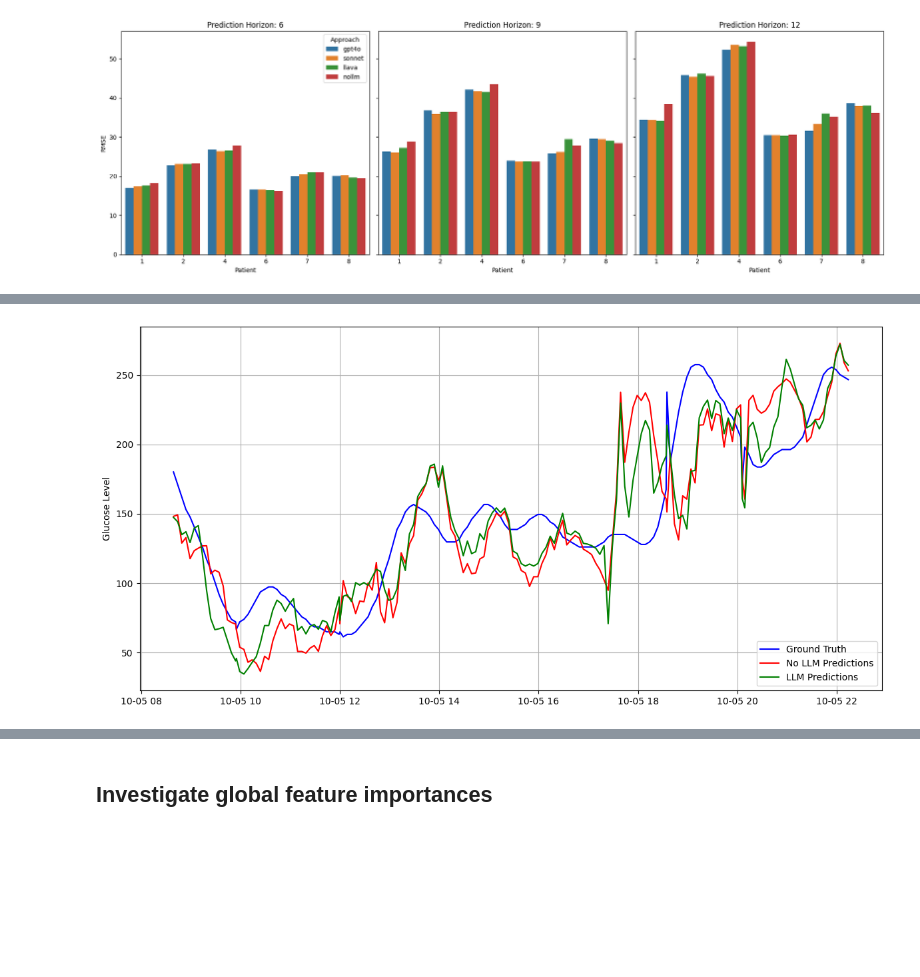
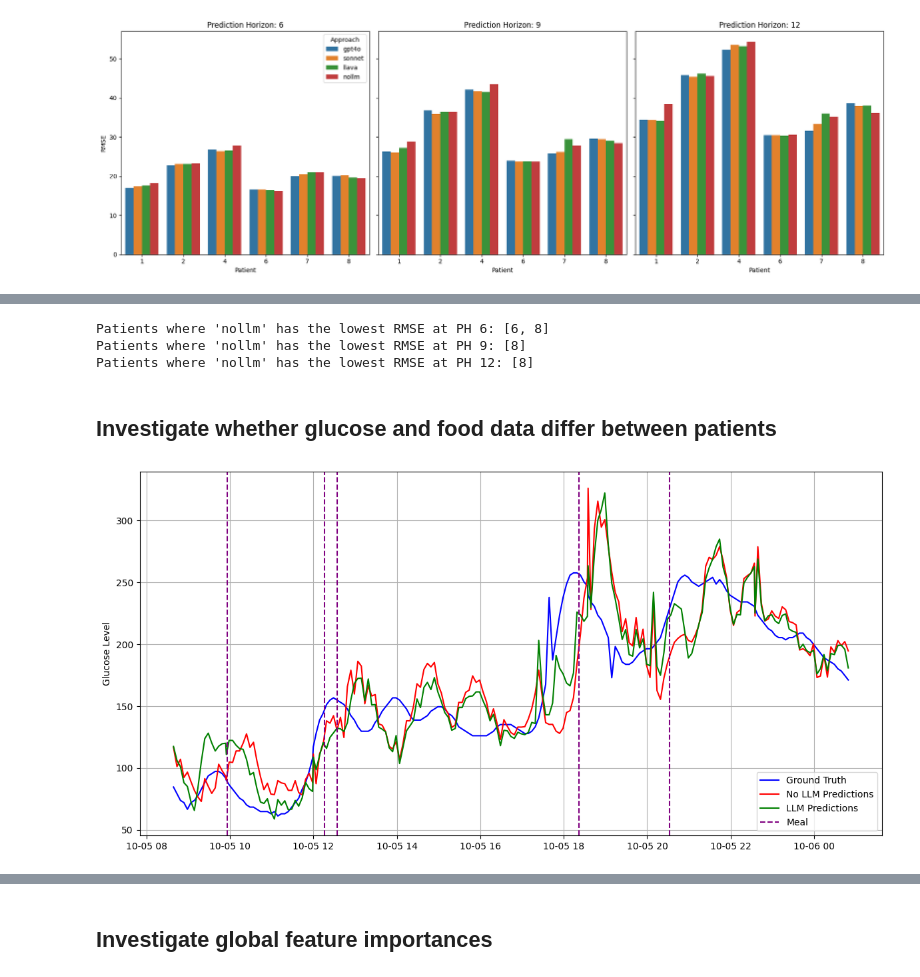
Before and after one commit to Prgrmmrjns/Glucovision, a Jupyter notebook: plotting.ipynb, the cells around one changed output, grey strips where cells are left out. Drawn from its saved outputs; the diff is of its cells as text; code cells hidden in the pictures; blank space fills up the shorter version.

```diff
--- a/plotting.ipynb
+++ b/plotting.ipynb
@@ -87,3 +118,21 @@ plt.show()
+# %%
+def find_patients_with_lowest_rmse(df, ph):
+    df = df[df['Prediction Horizon']==ph]
+    pivot_df = df.pivot(index='Patient', columns='Approach', values='RMSE')
+
+    # Find patients where "nollm" has the lowest RMSE
+    patients_with_lowest_rmse = pivot_df.idxmin(axis=1)
+    return patients_with_lowest_rmse[patients_with_lowest_rmse == 'nollm'].index.tolist()
+
+for ph in [6, 9, 12]:
+    patients_with_lowest_rmse = find_patients_with_lowest_rmse(results, ph)
+    print(f"Patients where 'nollm' has the lowest RMSE at PH {ph}:", patients_with_lowest_rmse)
+# %% [output]
+Patients where 'nollm' has the lowest RMSE at PH 6: [6, 8]
+Patients where 'nollm' has the lowest RMSE at PH 9: [8]
+Patients where 'nollm' has the lowest RMSE at PH 12: [8]
+# %% [markdown]
+## Investigate whether glucose and food data differ between patients
 # %%
 def plot_timeline_with_predictions(ground_truth, datetime, y_preds, approaches):
 
@@ -135,40 +184,60 @@ def plot_timeline_with_predictions(ground_truth, datetime, y_preds, approaches):
     plt.tight_layout()
     plt.show()
 # %%
+# Patient and Prediction Data
 prediction_horizon = 12
 patient = '001'
+food_data = pd.read_csv(f"food_data/gpt4o/{patient}.csv")
+food_data['datetime'] = pd.to_datetime(food_data['datetime'], format='%Y:%m:%d %H:%M:%S')
+
+insulin_data = pd.read_csv(f"food_data/gpt4o/{patient}.csv")
+insulin_data['datetime'] = pd.to_datetime(insulin_data['datetime'], format='%Y:%m:%d %H:%M:%S')
+
+
+# Convert datetime to pandas datetime
+food_data['datetime'] = pd.to_datetime(food_data['datetime'], format='%Y:%m:%d %H:%M:%S')
+insulin_data['datetime'] = pd.to_datetime(insulin_data['datetime'], format='%Y:%m:%d %H:%M:%S')
+
+
 approaches = ['gpt4o', 'sonnet', 'llava', 'nollm']
+
 approach = 'nollm'
 nollm_preds = pd.read_csv(f"predictions/{approach}/{prediction_horizon}/{patient}_preds.csv")
 approach = 'gpt4o'
 llm_preds = pd.read_csv(f"predictions/{approach}/{prediction_horizon}/{patient}_preds.csv")
 
-start_idx = 1000
-selected_idx = list(range(start_idx, start_idx + 180))
+start_idx =1000
+selected_idx = list(range(start_idx, start_idx + 200))
 llm_preds = llm_preds.iloc[selected_idx, :]
 nollm_preds = nollm_preds.iloc[selected_idx, :]
-# Create a DataFrame
-df = nollm_preds
 
 nollm_preds['Datetime'] = pd.to_datetime(nollm_preds['Datetime'])
 
 plt.figure(figsize=(12, 6))
 
 # Plot Ground Truth
-plt.plot(nollm_preds['Datetime'], nollm_preds['Ground_truth']  + nollm_preds['Initial_glucose'].shift(-12), label='Ground Truth', color='blue')
+plt.plot(nollm_preds['Datetime'],  nollm_preds['Initial_glucose'] - nollm_preds['Ground_truth'], label='Ground Truth', color='blue')
 
 # Plot Predictions
-plt.plot(nollm_preds['Datetime'], nollm_preds['Predictions'] + nollm_preds['Initial_glucose'].shift(-12), label='No LLM Predictions', color='red')
-plt.plot(nollm_preds['Datetime'], llm_preds['Predictions'] + llm_preds['Initial_glucose'].shift(-12), label='LLM Predictions', color='green')
+plt.plot(nollm_preds['Datetime'],  nollm_preds['Initial_glucose'] - nollm_preds['Predictions'], label='No LLM Predictions', color='red')
+plt.plot(nollm_preds['Datetime'],  llm_preds['Initial_glucose'] - llm_preds['Predictions'], label='LLM Predictions', color='green')
 
+# Add vertical lines for meal times
+for idx, meal_time in food_data.iterrows():
+    if nollm_preds['Datetime'].iloc[0] <= meal_time['datetime'] <= nollm_preds['Datetime'].iloc[-1]:
+        plt.axvline(x=meal_time['datetime'], color='purple', linestyle='--')
 
+# Add dummy plots to include in the legend
+plt.plot([], [], color='purple', linestyle='--', label='Meal')
+
+# Calculate RMSEs
 rmse_no_llm = round(np.sqrt(mean_squared_error(nollm_preds['Ground_truth'], nollm_preds['Predictions'])), 2)
 rmse_llm = round(np.sqrt(mean_squared_error(llm_preds['Ground_truth'], llm_preds['Predictions'])), 2)
 
 plt.ylabel('Glucose Level')
 plt.legend(loc='lower right')
 plt.grid(True)
 plt.tight_layout()
 plt.show()
 # %% [output]
-[figure, old version]
+[figure, new version]
```
Also changed, not shown: parts of 26 cells of this notebook, 27 other files.
